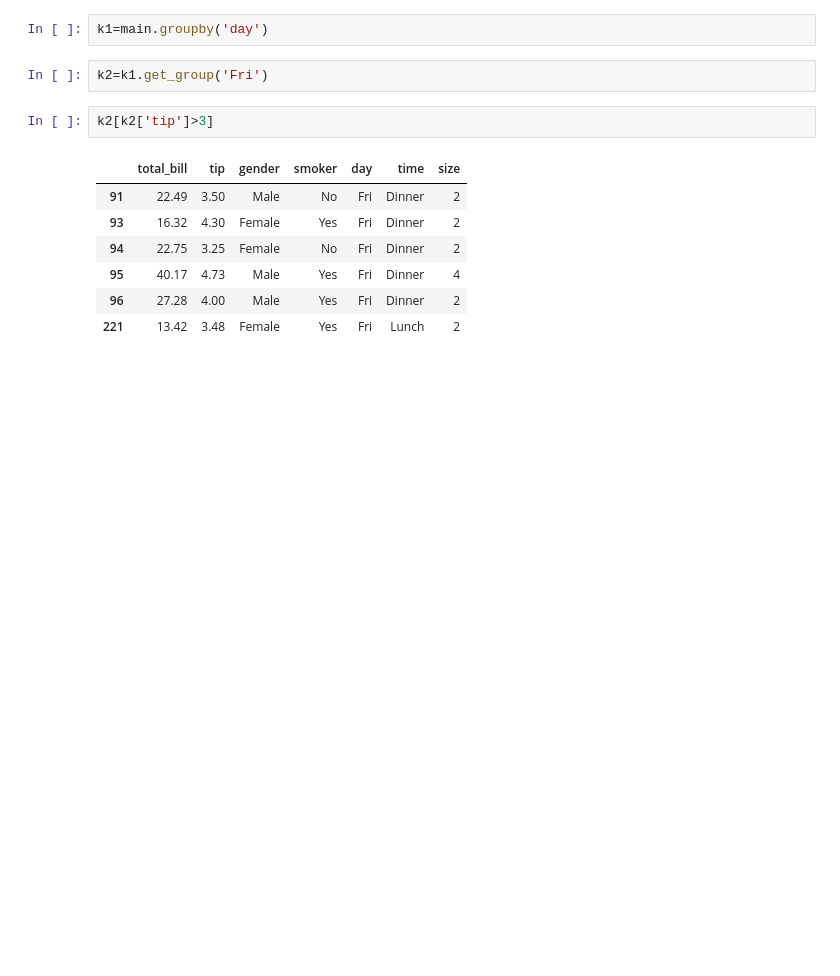
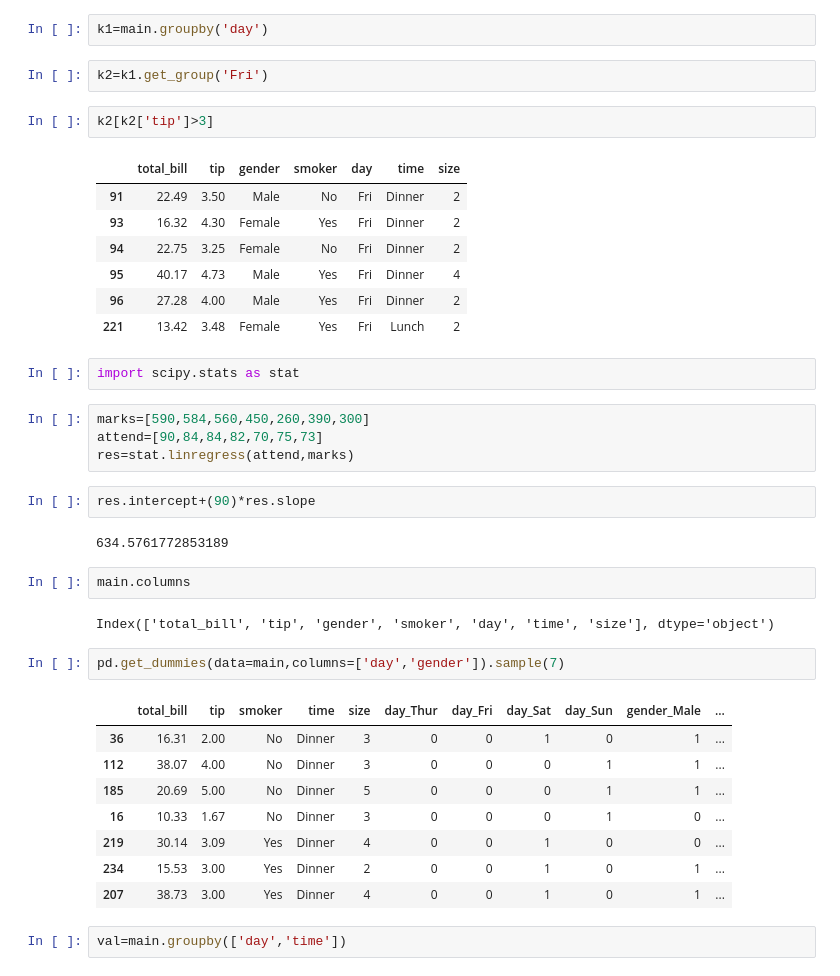
Before and after one commit to vamsee333/my_datascience_lab, a Jupyter notebook: practise.ipynb, the cells around one changed output. Cells and saved outputs as stored; diff of their text form; blank space fills up the shorter version.

```diff
--- a/practise.ipynb
+++ b/practise.ipynb
@@ -245,3 +245,30 @@ k2[k2['tip']>3]
 | 95 | 40.17 | 4.73 | Male | Yes | Fri | Dinner | 4 |
 | 96 | 27.28 | 4.00 | Male | Yes | Fri | Dinner | 2 |
 | 221 | 13.42 | 3.48 | Female | Yes | Fri | Lunch | 2 |
+# %%
+import scipy.stats as stat
+# %%
+marks=[590,584,560,450,260,390,300]
+attend=[90,84,84,82,70,75,73]
+res=stat.linregress(attend,marks)
+# %%
+res.intercept+(90)*res.slope
+# %% [output]
+634.5761772853189
+# %%
+main.columns
+# %% [output]
+Index(['total_bill', 'tip', 'gender', 'smoker', 'day', 'time', 'size'], dtype='object')
+# %%
+pd.get_dummies(data=main,columns=['day','gender']).sample(7)
+# %% [output]
+|  | total_bill | tip | smoker | time | size | day_Thur | day_Fri | day_Sat | day_Sun | gender_Male | ... |
+| 36 | 16.31 | 2.00 | No | Dinner | 3 | 0 | 0 | 1 | 0 | 1 | ... |
+| 112 | 38.07 | 4.00 | No | Dinner | 3 | 0 | 0 | 0 | 1 | 1 | ... |
+| 185 | 20.69 | 5.00 | No | Dinner | 5 | 0 | 0 | 0 | 1 | 1 | ... |
+| 16 | 10.33 | 1.67 | No | Dinner | 3 | 0 | 0 | 0 | 1 | 0 | ... |
+| 219 | 30.14 | 3.09 | Yes | Dinner | 4 | 0 | 0 | 1 | 0 | 0 | ... |
+| 234 | 15.53 | 3.00 | Yes | Dinner | 2 | 0 | 0 | 1 | 0 | 1 | ... |
+| 207 | 38.73 | 3.00 | Yes | Dinner | 4 | 0 | 0 | 1 | 0 | 1 | ... |
+# %%
+val=main.groupby(['day','time'])
```
Also changed, not shown: parts of 12 cells of this notebook, 2 other files.
